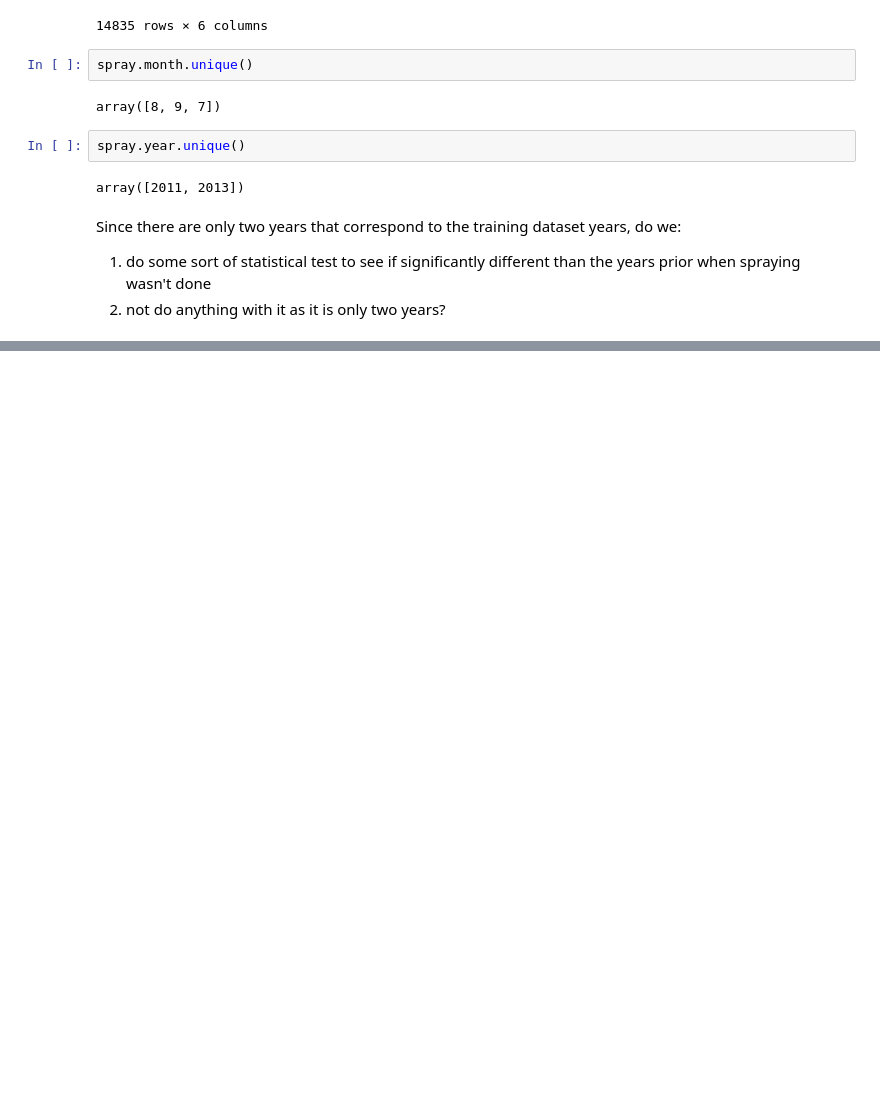
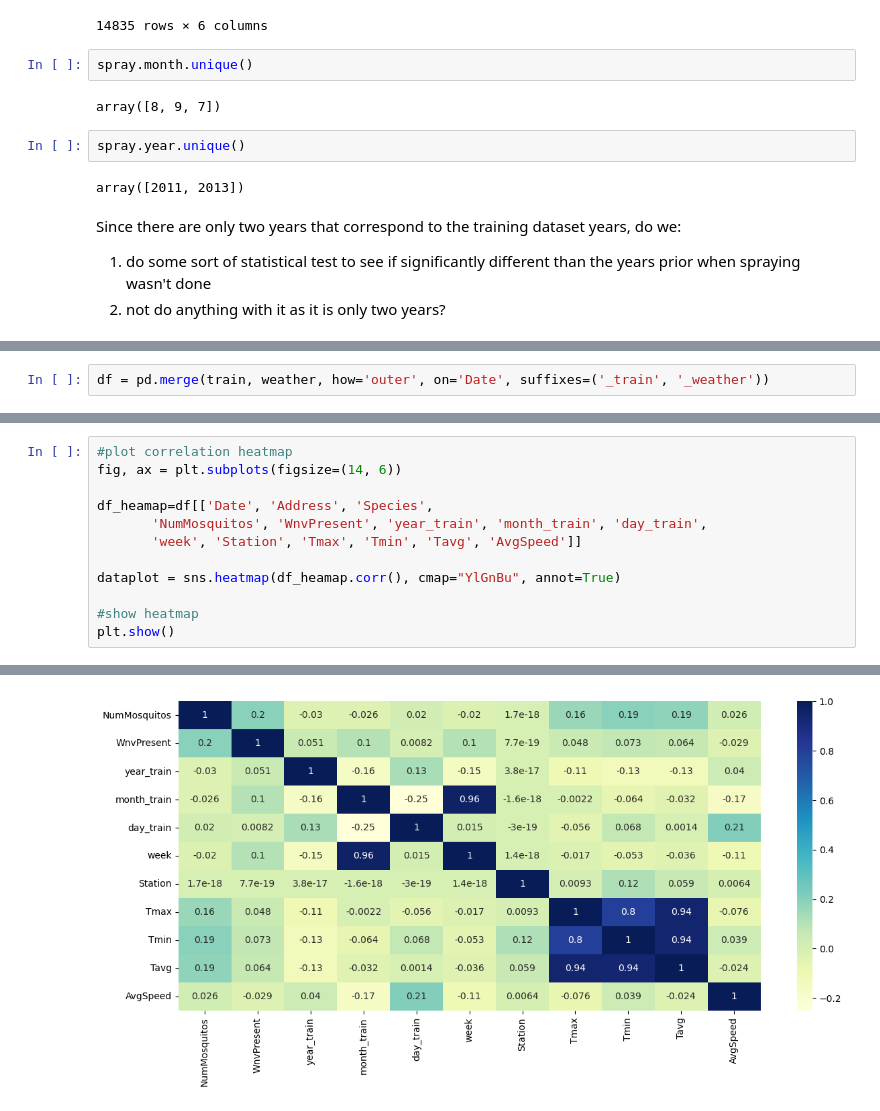
Before and after one commit to annapfenner/Predicting-the-West-Nile-virus, a Jupyter notebook: Capstone Project 2 - Data Wrangling.ipynb, the cells around one changed output, grey strips where cells are left out. Cells and saved outputs as stored; diff of their text form; blank space fills up the shorter version.

Commit message:
joined weather and train data and added a few more graphs

```diff
--- a/Capstone Project 2 - Data Wrangling.ipynb
+++ b/Capstone Project 2 - Data Wrangling.ipynb
@@ -464,0 +467,2 @@ Since there are only two years that correspond to the training dataset years, do
+# %%
+df = pd.merge(train, weather, how='outer', on='Date', suffixes=('_train', '_weather'))
@@ -464,0 +497,13 @@ Since there are only two years that correspond to the training dataset years, do
+# %%
+#plot correlation heatmap
+fig, ax = plt.subplots(figsize=(14, 6))
+
+df_heamap=df[['Date', 'Address', 'Species',
+       'NumMosquitos', 'WnvPresent', 'year_train', 'month_train', 'day_train',
+       'week', 'Station', 'Tmax', 'Tmin', 'Tavg', 'AvgSpeed']]
+
+dataplot = sns.heatmap(df_heamap.corr(), cmap="YlGnBu", annot=True)
+
+#show heatmap
+plt.show()
+# %% [output]
@@ -464,0 +511 @@ Since there are only two years that correspond to the training dataset years, do
+[figure, added]
```
Also changed, not shown: parts of 6 cells of this notebook.
